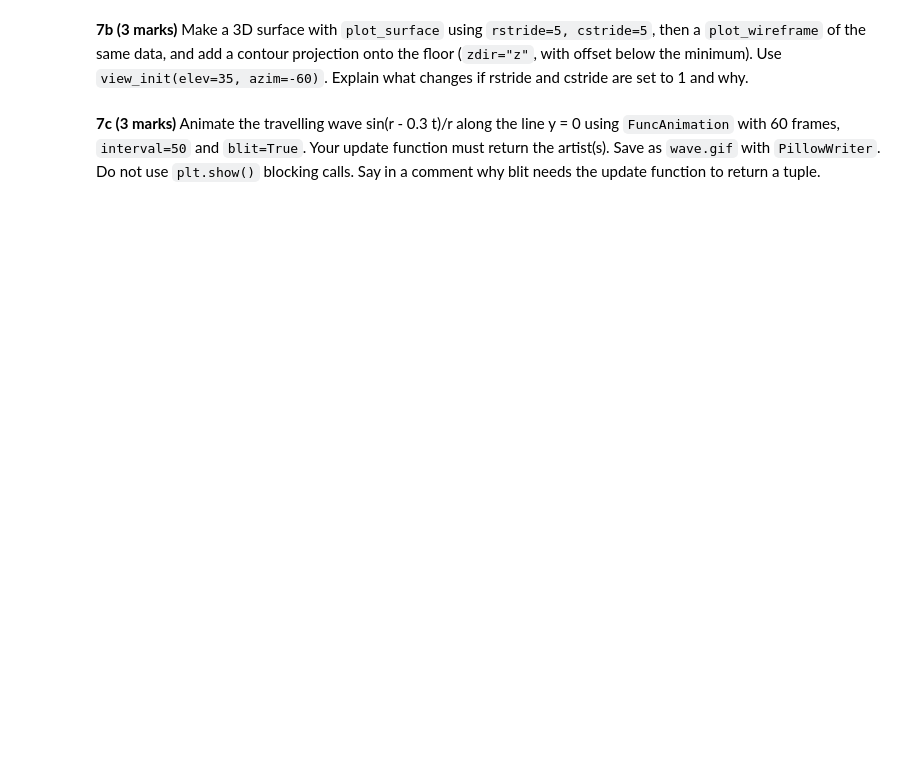
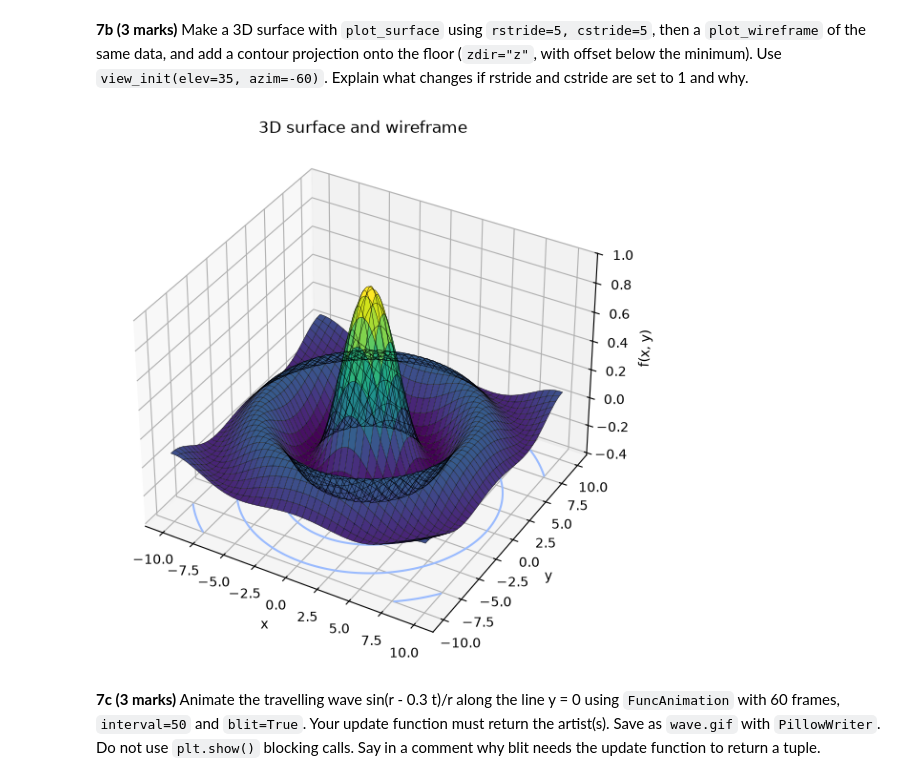
Before and after one commit to A-Hell/PAI-A3-25F-0001, a Jupyter notebook: Assignment3_Programming_for_AI.ipynb, the cells around one changed output. Drawn from its saved outputs; the diff is of its cells as text; code cells hidden in the pictures; blank space fills up the shorter version.

```diff
--- a/Assignment3_Programming_for_AI.ipynb
+++ b/Assignment3_Programming_for_AI.ipynb
@@ -679,2 +705,19 @@ Let f(x, y) = sin(r) / r with r = sqrt(x^2 + y^2) on x, y in [-10, 10].
+# %%
+fig7b = plt.figure(figsize=(10, 7))
+ax7b = fig7b.add_subplot(111, projection='3d')
+floor = f.min() - 0.2
+
+ax7b.plot_surface(X, Y, f, rstride=5, cstride=5, cmap='viridis')
+ax7b.plot_wireframe(X, Y, f, rstride=5, cstride=5, color='black', linewidth=0.3)
+ax7b.contour(X, Y, f, zdir='z', offset=floor, cmap='coolwarm')
+ax7b.set_zlim(floor, f.max())
+ax7b.set_title('3D surface and wireframe')
+ax7b.set_xlabel('x')
+ax7b.set_ylabel('y')
+ax7b.set_zlabel('f(x, y)')
+ax7b.view_init(elev=35, azim=-60)
+plt.show()
+# %% [output]
+[figure, added]
 # %% [markdown]
 **7c (3 marks)** Animate the travelling wave sin(r - 0.3 t)/r along the line y = 0 using `FuncAnimation` with 60 frames, `interval=50` and `blit=True`. Your update function must return the artist(s). Save as `wave.gif` with `PillowWriter`. Do not use `plt.show()` blocking calls. Say in a comment why blit needs the update function to return a tuple.
```
Also changed, not shown: parts of 6 cells of this notebook, 1 other file.
